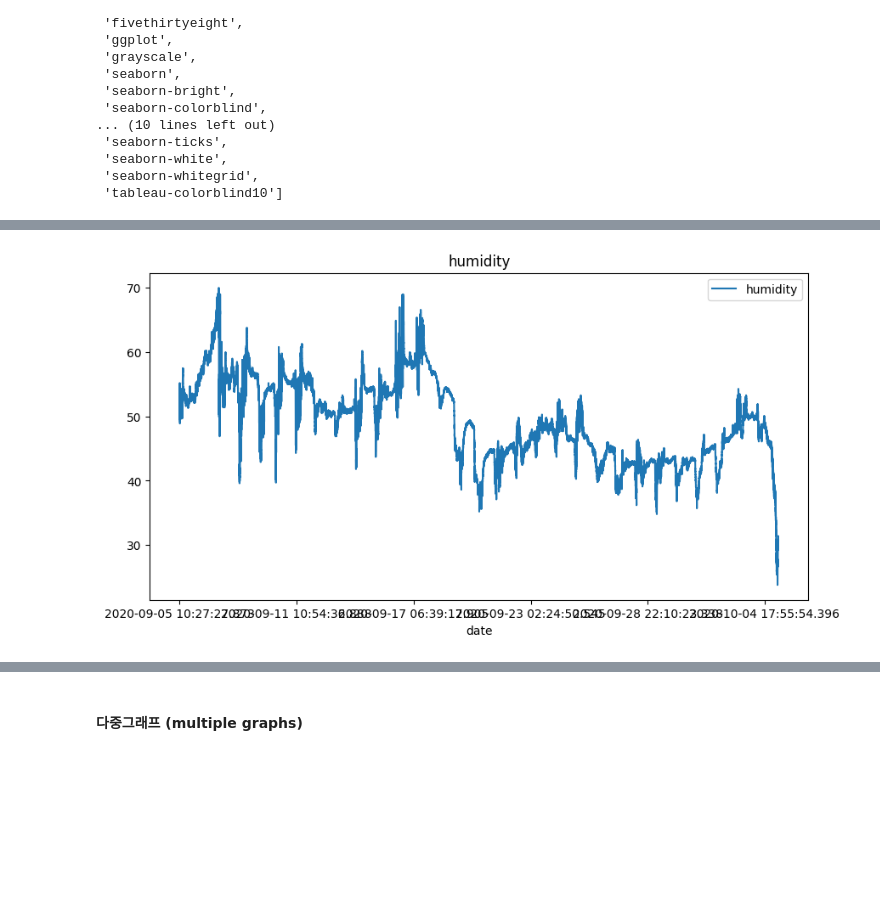
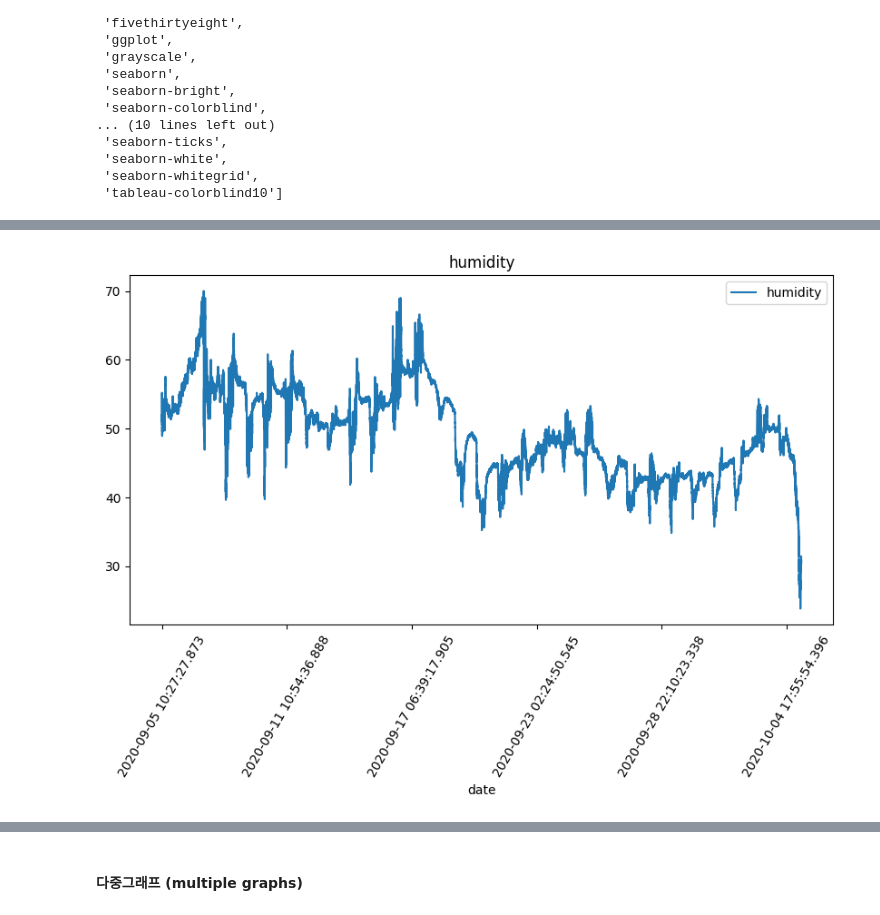
Before and after one commit to rldckd0103/pdm02, a Jupyter notebook: py-pandas/pandas_6_iot_nano33.ipynb, the cells around one changed output, grey strips where cells are left out. Cells and saved outputs as stored; diff of their text form; code cells hidden in the pictures; blank space fills up the shorter version.

```diff
--- a/py-pandas/pandas_6_iot_nano33.ipynb
+++ b/py-pandas/pandas_6_iot_nano33.ipynb
@@ -305,8 +317,9 @@ plt.show()
 plt.style.use('default')
 # %%
 iot_data.plot(x='date', y='humidity', figsize=(10,5), title='humidity')
+plt.xticks(rotation=60)
 plt.show()
 # %% [output]
-[figure, old version]
+[figure, new version]
 # %%
 iot_data.plot(x='date', y='luminosity', figsize=(10,5), title='luminosity')
```
Also changed, not shown: parts of 16 cells of this notebook.
